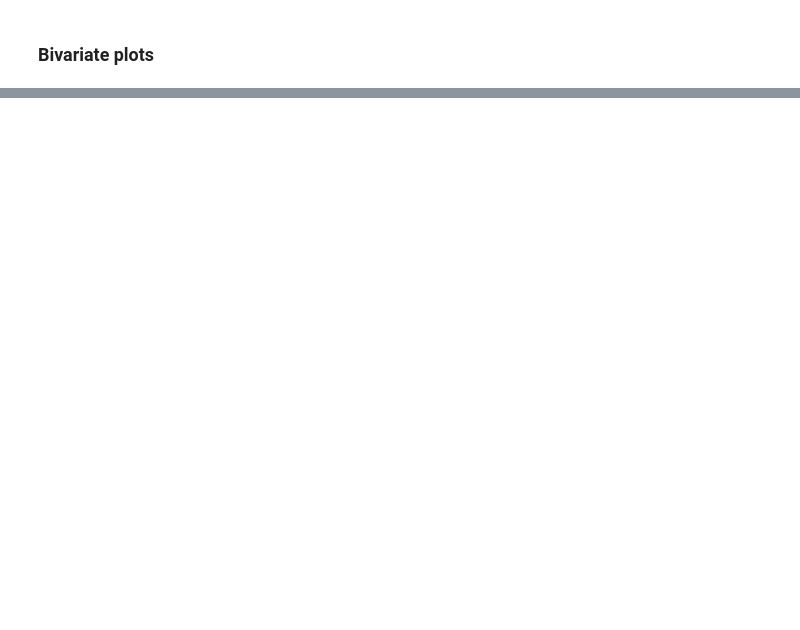
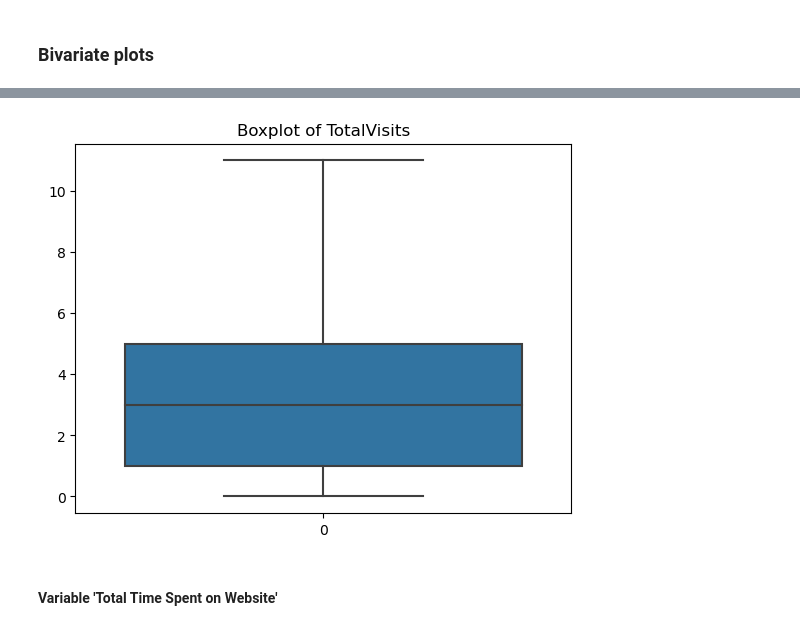
Before and after one commit to HarshavardhiniJS/Lead-scoring-case-study, a Jupyter notebook: Lead_Scoring_Project.ipynb, the cells around one changed output, grey strips where cells are left out. Cells and saved outputs as stored; diff of their text form; code cells hidden in the pictures; blank space fills up the shorter version.

```diff
--- a/Lead_Scoring_Project.ipynb
+++ b/Lead_Scoring_Project.ipynb
@@ -380,0 +411,16 @@ Name: Last Notable Activity, dtype: int64
+# %%
+## Removing the outliers
+Q1=lead["TotalVisits"].quantile(0.25)
+Q3=lead["TotalVisits"].quantile(0.75)
+IQR=Q3-Q1
+lower_bound=Q1-1.5*IQR
+upper_bound=Q3+1.5*IQR
+lead["TotalVisits"]=lead["TotalVisits"].clip(upper=upper_bound,lower=lower_bound)
+# %%
+sns.boxplot(lead["TotalVisits"])
+plt.title("Boxplot of TotalVisits")
+plt.show()
+# %% [output]
+[figure, added]
+# %% [markdown]
+#### Variable 'Total Time Spent on Website'
```
Also changed, not shown: parts of 29 cells of this notebook.
